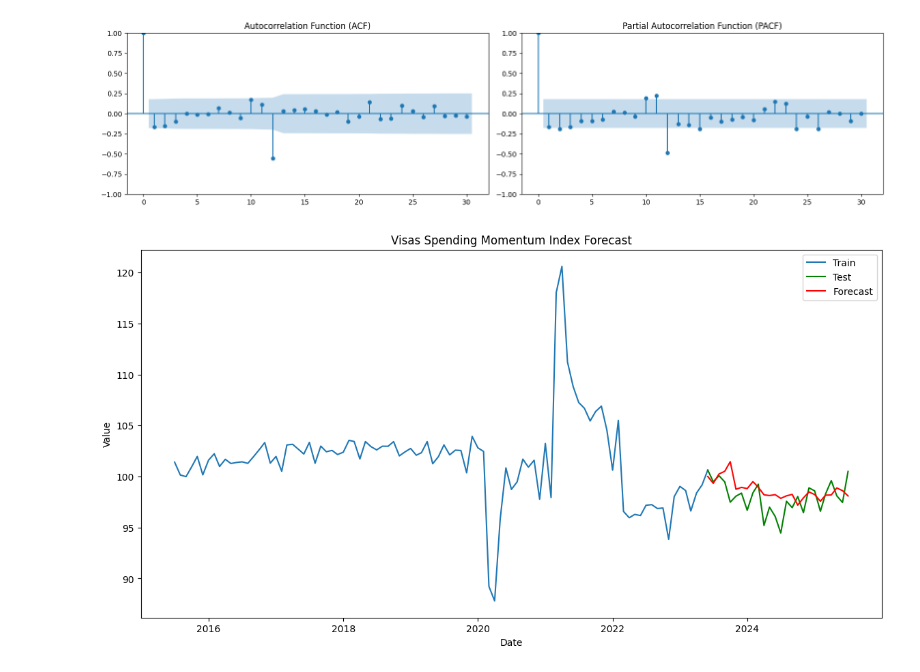
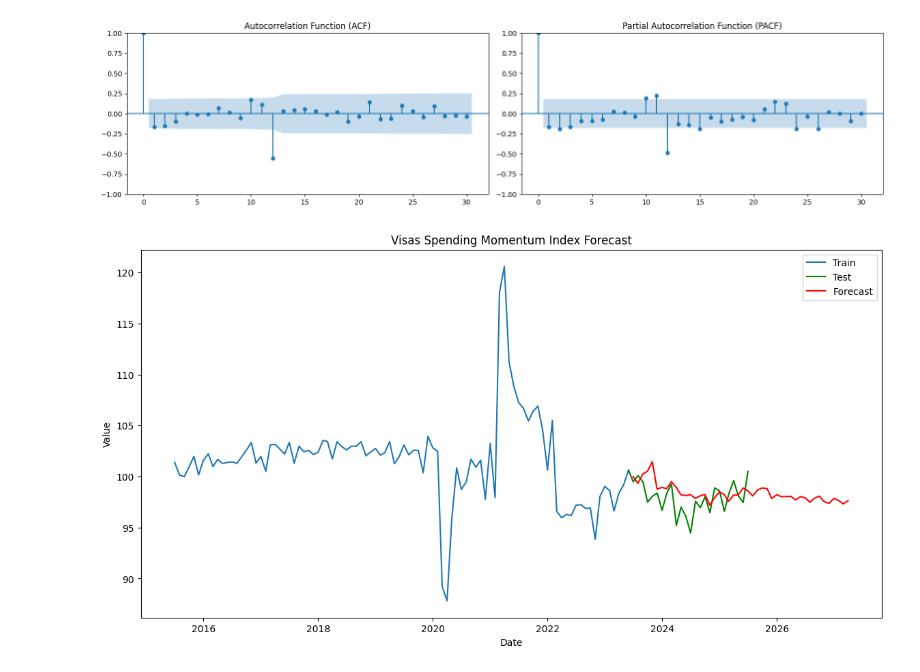
Before and after one commit to tristenstarnes/analytics-portfolio, a Jupyter notebook: forecasting/arima_forecast.ipynb, the cells around one changed output. Cells and saved outputs as stored; diff of their text form; code cells hidden in the pictures.

Commit message:
Added 20 additional periods to the forecast and plot

```diff
--- a/forecasting/arima_forecast.ipynb
+++ b/forecasting/arima_forecast.ipynb
@@ -111,16 +111,17 @@ model = SARIMAX(
 model_fit = model.fit()
 # %%
 # Forecast
-forecast = model_fit.forecast(steps=len(test))
+forecast = model_fit.forecast(steps=len(test)+20) #Forecasting for an additional 20 periods
+forecast_index = pd.date_range(start=test.index[0], periods=len(forecast), freq='M')
 
 plt.figure(figsize=(14,7))
 plt.plot(train.index, train['VISASMIDSA'], label='Train')
 plt.plot(test.index, test['VISASMIDSA'], label='Test', color='green')
-plt.plot(test.index, forecast, label='Forecast', color='red')
+plt.plot(forecast_index, forecast, label='Forecast', color='red')
 plt.title('Visas Spending Momentum Index Forecast')
 plt.xlabel('Date')
 plt.ylabel('Value')
 plt.legend()
 plt.show()
 # %% [output]
-[figure, old version]
+[figure, new version]
```
